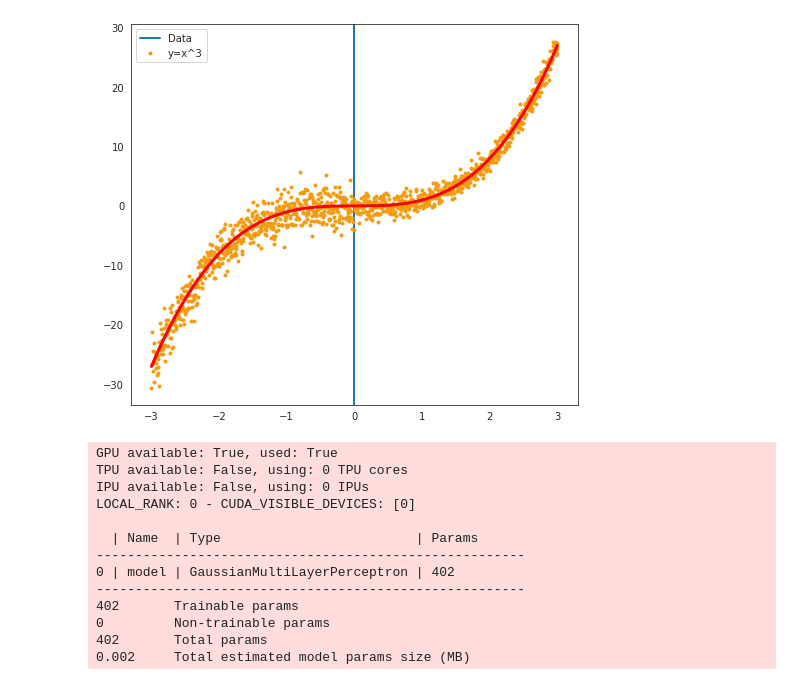
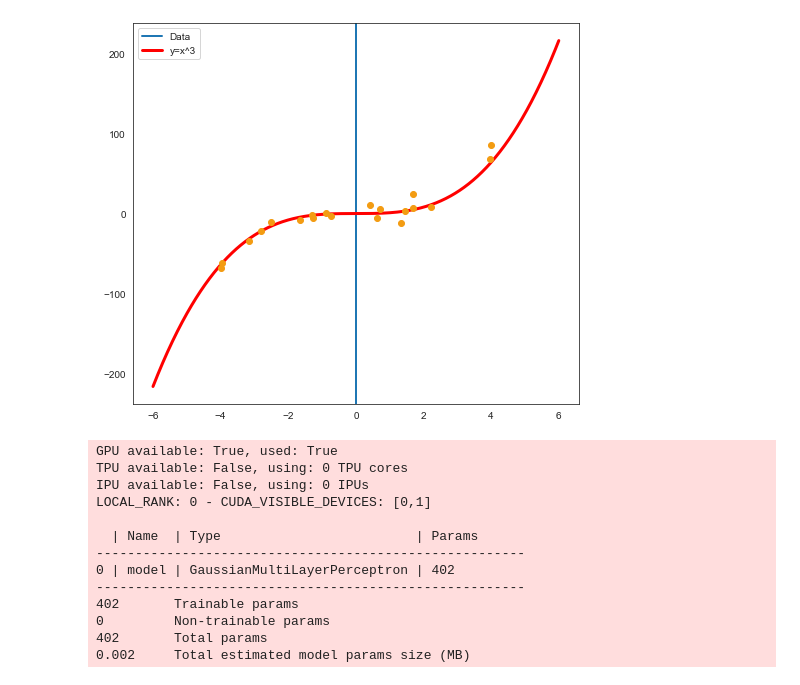
Before and after one commit to dougbrion/pytorch-deep-ensembles, a Jupyter notebook: development.ipynb, the cells around one changed output. Cells and saved outputs as stored; diff of their text form; code cells hidden in the pictures.

```diff
--- a/development.ipynb
+++ b/development.ipynb
@@ -4,33 +4,38 @@ from matplotlib import pyplot as plt
 import seaborn as sns
 # %%
 sns.set_style("white")
-test_ratio = 0.1
+test_ratio = 0.0
 data_step = 0.005
 data_sigma1 = 2
 data_sigma2 = 1
 def func(x):
     return np.power(x, 3)
 
-num_data= 1201
+num_data = 20
 
-data_x = np.linspace(-3, 3, num_data)
+data_x = np.random.uniform(-4, 4, size=num_data)
 data_y = np.zeros(num_data)
-data_y_true = np.zeros(num_data)
+
+num_data_true = 1000
+data_x_true = np.linspace(-6, 6, num_data_true)
+data_y_true = np.zeros(num_data_true)
 # %%
 for i in range(num_data):
     if (data_x[i] < 0):  # -3 <= x <0, sigma=2 (has more uncertainty inherently)
-        data_y[i] = func(data_x[i]) + np.random.normal(0, data_sigma1)
+        data_y[i] = func(data_x[i]) + np.random.normal(0, 3)
     else:  # x>0, sigma=1 (less noisy measurement)
-        data_y[i] = func(data_x[i]) + np.random.normal(0, data_sigma2)
+        data_y[i] = func(data_x[i]) + np.random.normal(0, 9)
 
-    data_y_true[i] = func(data_x[i])
+for i in range(num_data_true):
+    data_y_true[i] = func(data_x_true[i])
 # %%
 num_train_data = int(num_data * (1 - test_ratio))
 num_test_data  = num_data - num_train_data
 
 data_x = np.reshape(data_x, [num_data, 1])
 data_y = np.reshape(data_y, [num_data, 1])
-data_y_true = np.reshape(data_y_true, [num_data, 1])
+data_y_true = np.reshape(data_y_true, [num_data_true, 1])
+data_x_true = np.reshape(data_x_true, [num_data_true, 1])
 
 train_x = data_x[:num_train_data, :]
 train_y = data_y[:num_train_data, :]
@@ -39,12 +44,12 @@ test_y  = data_y[num_train_data:, :]
 # %%
 plt.rcParams['figure.figsize'] = [8, 7]
 plt.axvline(x=0, linewidth=2)
-plt.plot(data_x, data_y, '.', markersize=6, color='#F39C12')
-plt.plot(data_x, data_y_true, 'r', linewidth=3)
+plt.plot(data_x_true, data_y_true, 'r', linewidth=3)
+plt.plot(data_x, data_y, '.', markersize=12, color='#F39C12')
 plt.legend(['Data', 'y=x^3'], loc = 'best')
 plt.show()
 # %% [output]
-[figure, old version]
+[figure, new version]
 # %%
 import torch
 import torch.nn as nn
@@ -140,13 +167,13 @@ class GaussianMLP(pl.LightningModule):
     return optimizer
 # %%
 mlp = GaussianMLP()
-trainer = pl.Trainer(auto_scale_batch_size='power', gpus=1, max_epochs=50)
+trainer = pl.Trainer(devices=1, accelerator="gpu", max_epochs=300)
 trainer.fit(mlp, dataloader)
 # %% [output]
 GPU available: True, used: True
 TPU available: False, using: 0 TPU cores
 IPU available: False, using: 0 IPUs
-LOCAL_RANK: 0 - CUDA_VISIBLE_DEVICES: [0]
+LOCAL_RANK: 0 - CUDA_VISIBLE_DEVICES: [0,1]
 
   | Name  | Type                         | Params
 -------------------------------------------------------
```
Also changed, not shown: parts of 12 cells of this notebook, 1 other file.
